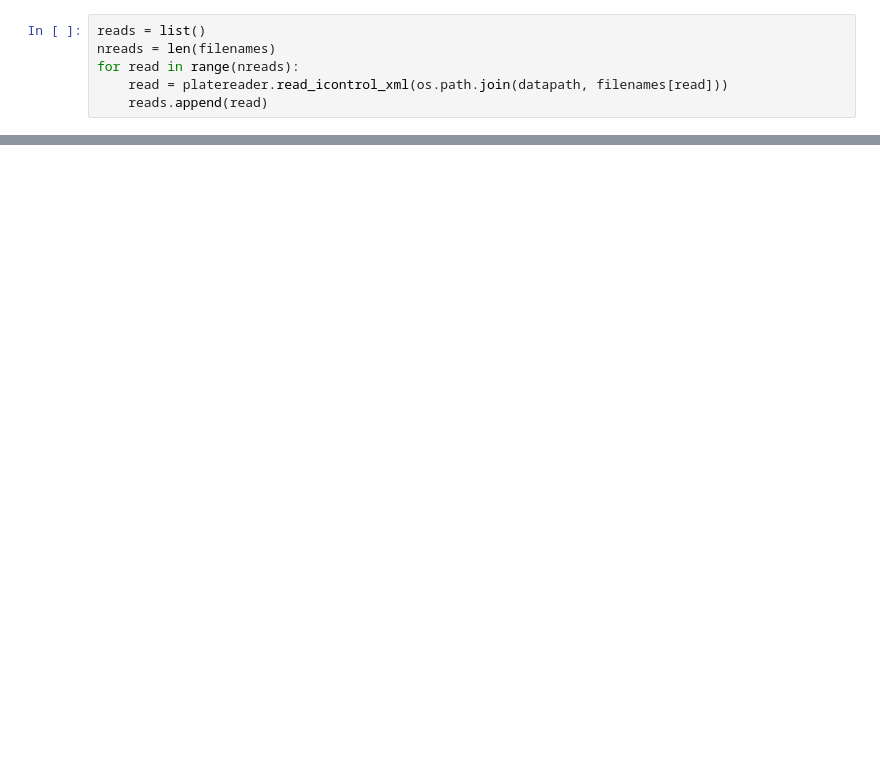
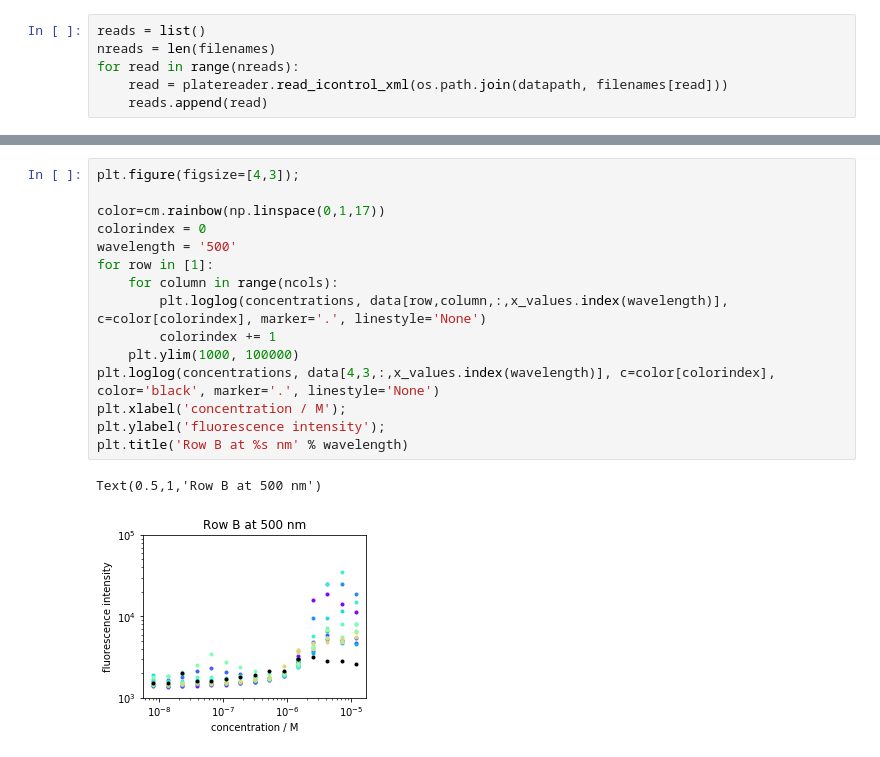
Before and after one commit to choderalab/kinase-ecoli-expression-panel, a Jupyter notebook: single-well-assay/kinase_single_well_spectra_experiment.ipynb, the cells around one changed output, grey strips where cells are left out. Drawn from its saved outputs; the diff is of its cells as text; blank space fills up the shorter version.

```diff
--- a/single-well-assay/kinase_single_well_spectra_experiment.ipynb
+++ b/single-well-assay/kinase_single_well_spectra_experiment.ipynb
@@ -97,3 +120,21 @@ x_values.index('480')
+# %%
+plt.figure(figsize=[4,3]);
+
+color=cm.rainbow(np.linspace(0,1,17))
+colorindex = 0
+wavelength = '500'
+for row in [1]:
+    for column in range(ncols):
+        plt.loglog(concentrations, data[row,column,:,x_values.index(wavelength)], c=color[colorindex], marker='.', linestyle='None')
+        colorindex += 1
+    plt.ylim(1000, 100000)
+plt.loglog(concentrations, data[4,3,:,x_values.index(wavelength)], c=color[colorindex], color='black', marker='.', linestyle='None')
+plt.xlabel('concentration / M');
+plt.ylabel('fluorescence intensity');
+plt.title('Row B at %s nm' % wavelength)
+# %% [output]
+Text(0.5,1,'Row B at 500 nm')
+[figure, added]
 # %%
 plt.figure(figsize=[4,3]);
 
```
Also changed, not shown: parts of 19 cells of this notebook, 21 other files.
